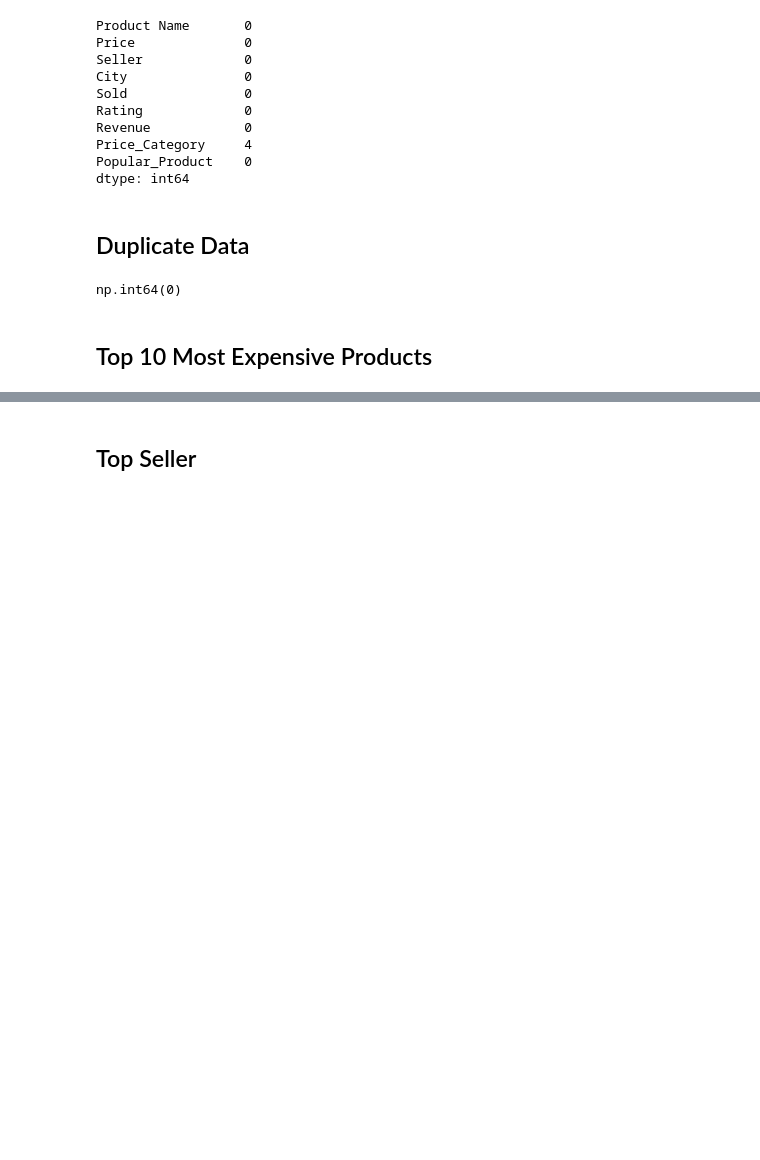
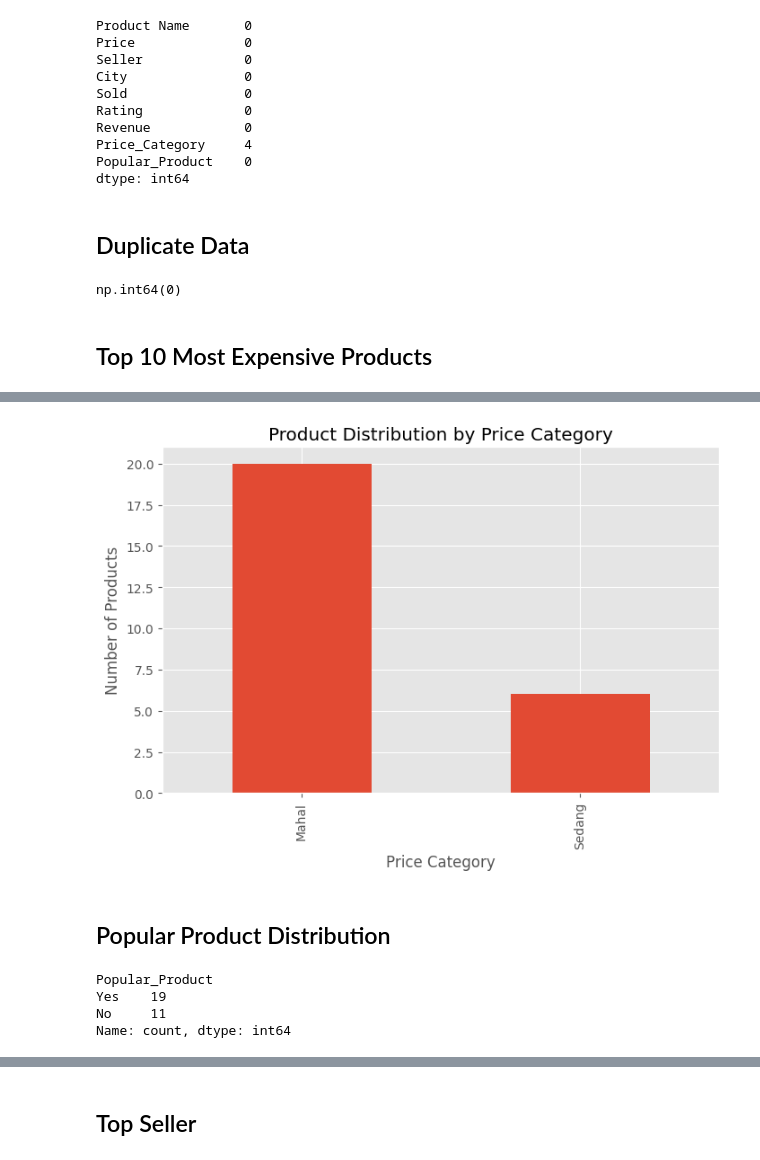
Before and after one commit to anandakarniaa/tokopedia-etl-pipeline, a Jupyter notebook: notebook/eda.ipynb, the cells around one changed output, grey strips where cells are left out. Drawn from its saved outputs; the diff is of its cells as text; code cells hidden in the pictures; blank space fills up the shorter version.

```diff
--- a/notebook/eda.ipynb
+++ b/notebook/eda.ipynb
@@ -108,0 +169,21 @@ df.sort_values("Price", ascending=False).head(10)
+# %%
+plt.figure(figsize=(8,5))
+
+df["Price_Category"].value_counts().plot(kind="bar")
+
+plt.title("Product Distribution by Price Category")
+plt.xlabel("Price Category")
+plt.ylabel("Number of Products")
+
+plt.show()
+# %% [output]
+[figure, added]
+# %% [markdown]
+## Popular Product Distribution
+# %%
+df["Popular_Product"].value_counts()
+# %% [output]
+Popular_Product
+Yes    19
+No     11
+Name: count, dtype: int64
```
Also changed, not shown: parts of 59 cells of this notebook, 19 other files.
